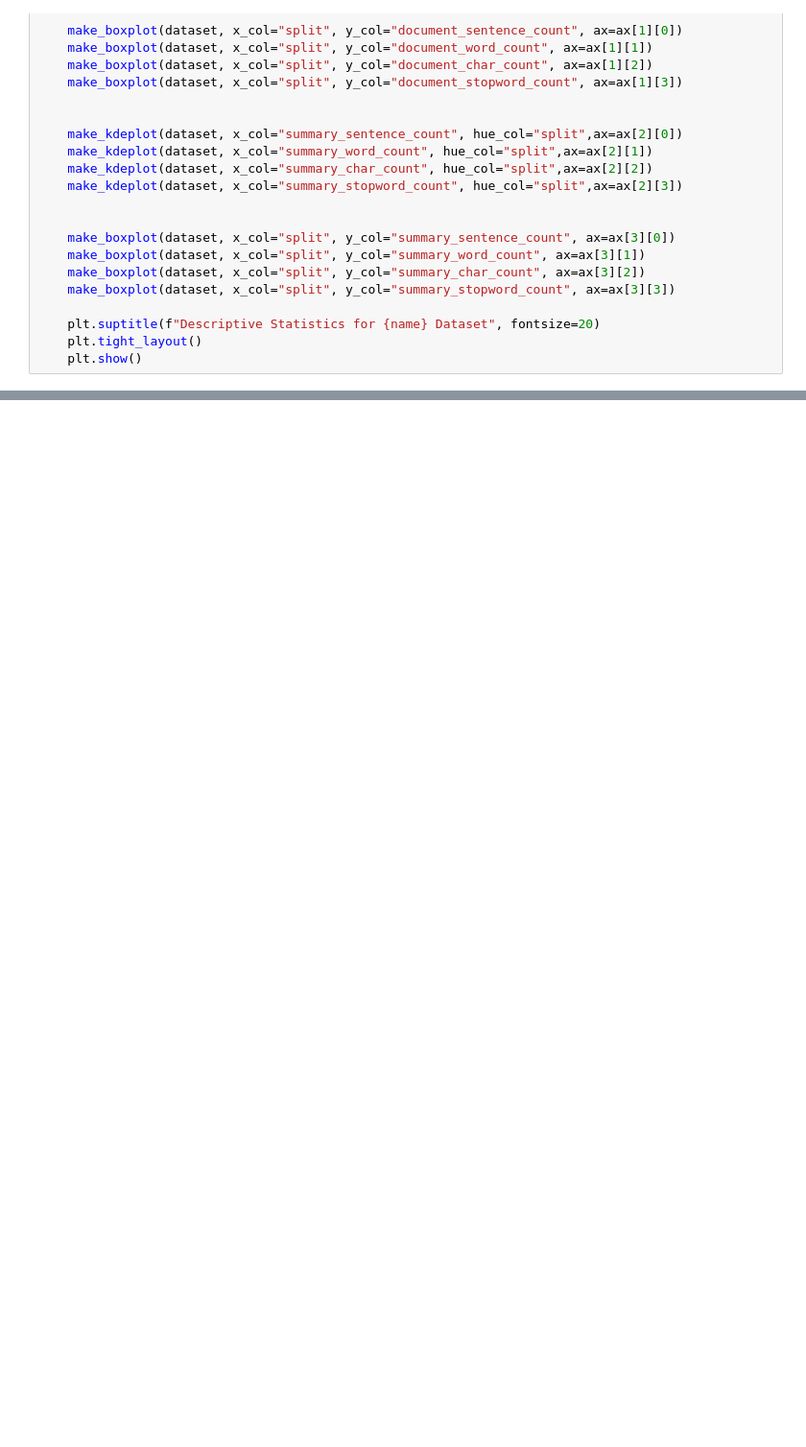
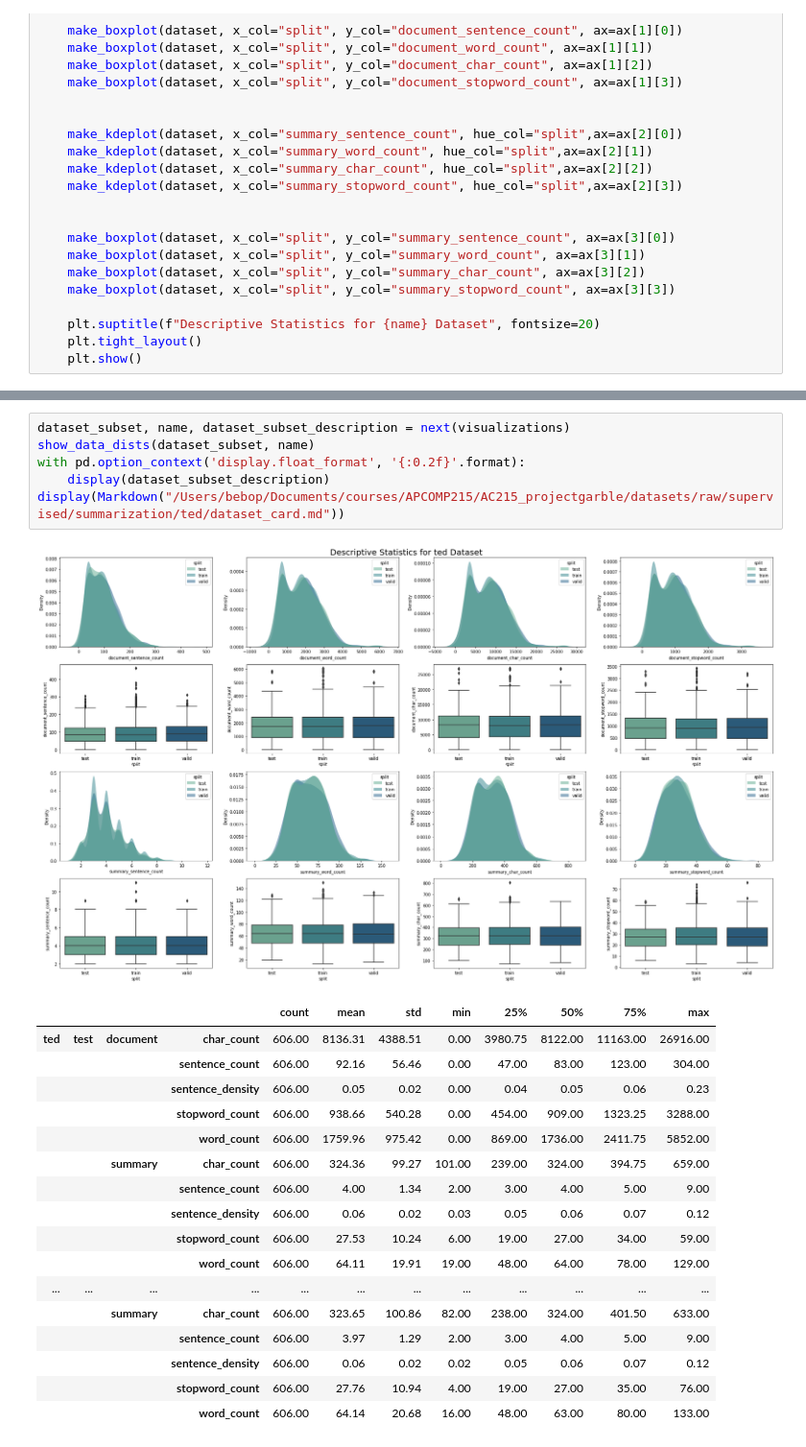
Before and after one commit to parambharat/AC215_projectgarble, a Jupyter notebook: notebooks/dataset_eda.ipynb, the cells around one changed output, grey strips where cells are left out. Shown at 96% size. Drawn from its saved outputs; the diff is of its cells as text; blank space fills up the shorter version.

```diff
--- a/notebooks/dataset_eda.ipynb
+++ b/notebooks/dataset_eda.ipynb
@@ -288,0 +283,25 @@ descriptions= pd.concat(descriptions, axis=0)
+# %%
+dataset_subset, name, dataset_subset_description = next(visualizations)
+show_data_dists(dataset_subset, name)
+with pd.option_context('display.float_format', '{:0.2f}'.format):
+    display(dataset_subset_description)
+display(Markdown("/Users/bebop/Documents/courses/APCOMP215/AC215_projectgarble/datasets/raw/supervised/summarization/ted/dataset_card.md"))
+# %% [output]
+[figure, added]
+|  |  |  |  | count | mean | std | min | 25% | 50% | 75% | max |
+| ted | test | document | char_count | 606.00 | 8136.31 | 4388.51 | 0.00 | 3980.75 | 8122.00 | 11163.00 | 26916.00 |
+|  |  |  | sentence_count | 606.00 | 92.16 | 56.46 | 0.00 | 47.00 | 83.00 | 123.00 | 304.00 |
+|  |  |  | sentence_density | 606.00 | 0.05 | 0.02 | 0.00 | 0.04 | 0.05 | 0.06 | 0.23 |
+|  |  |  | stopword_count | 606.00 | 938.66 | 540.28 | 0.00 | 454.00 | 909.00 | 1323.25 | 3288.00 |
+|  |  |  | word_count | 606.00 | 1759.96 | 975.42 | 0.00 | 869.00 | 1736.00 | 2411.75 | 5852.00 |
+|  |  | summary | char_count | 606.00 | 324.36 | 99.27 | 101.00 | 239.00 | 324.00 | 394.75 | 659.00 |
+|  |  |  | sentence_count | 606.00 | 4.00 | 1.34 | 2.00 | 3.00 | 4.00 | 5.00 | 9.00 |
+|  |  |  | sentence_density | 606.00 | 0.06 | 0.02 | 0.03 | 0.05 | 0.06 | 0.07 | 0.12 |
+|  |  |  | stopword_count | 606.00 | 27.53 | 10.24 | 6.00 | 19.00 | 27.00 | 34.00 | 59.00 |
+|  |  |  | word_count | 606.00 | 64.11 | 19.91 | 19.00 | 48.00 | 64.00 | 78.00 | 129.00 |
+| ... | ... | ... | ... | ... | ... | ... | ... | ... | ... | ... | ... |
+|  |  | summary | char_count | 606.00 | 323.65 | 100.86 | 82.00 | 238.00 | 324.00 | 401.50 | 633.00 |
+|  |  |  | sentence_count | 606.00 | 3.97 | 1.29 | 2.00 | 3.00 | 4.00 | 5.00 | 9.00 |
+|  |  |  | sentence_density | 606.00 | 0.06 | 0.02 | 0.02 | 0.05 | 0.06 | 0.07 | 0.12 |
+|  |  |  | stopword_count | 606.00 | 27.76 | 10.94 | 4.00 | 19.00 | 27.00 | 35.00 | 76.00 |
+|  |  |  | word_count | 606.00 | 64.14 | 20.68 | 16.00 | 48.00 | 63.00 | 80.00 | 133.00 |
```
Also changed, not shown: parts of 18 cells of this notebook.
